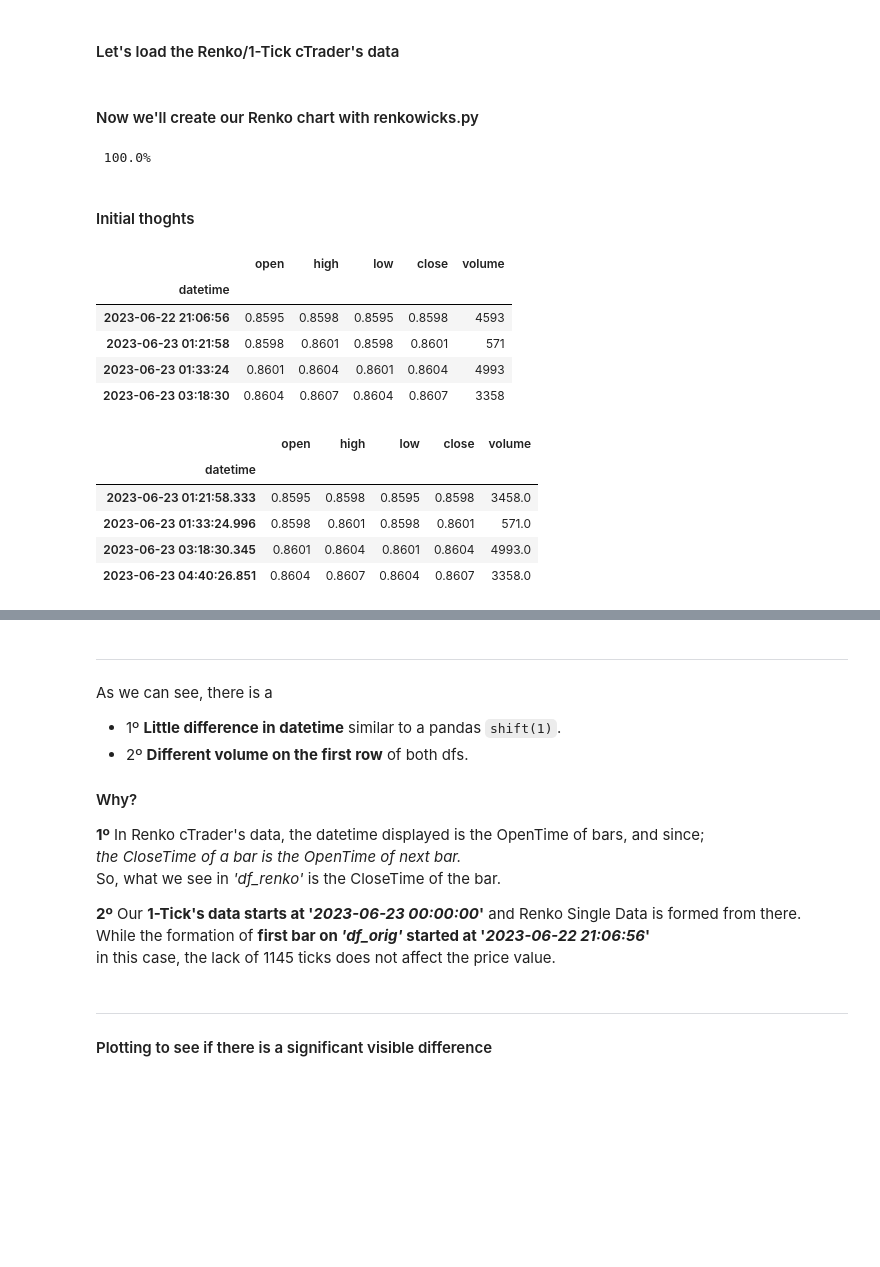
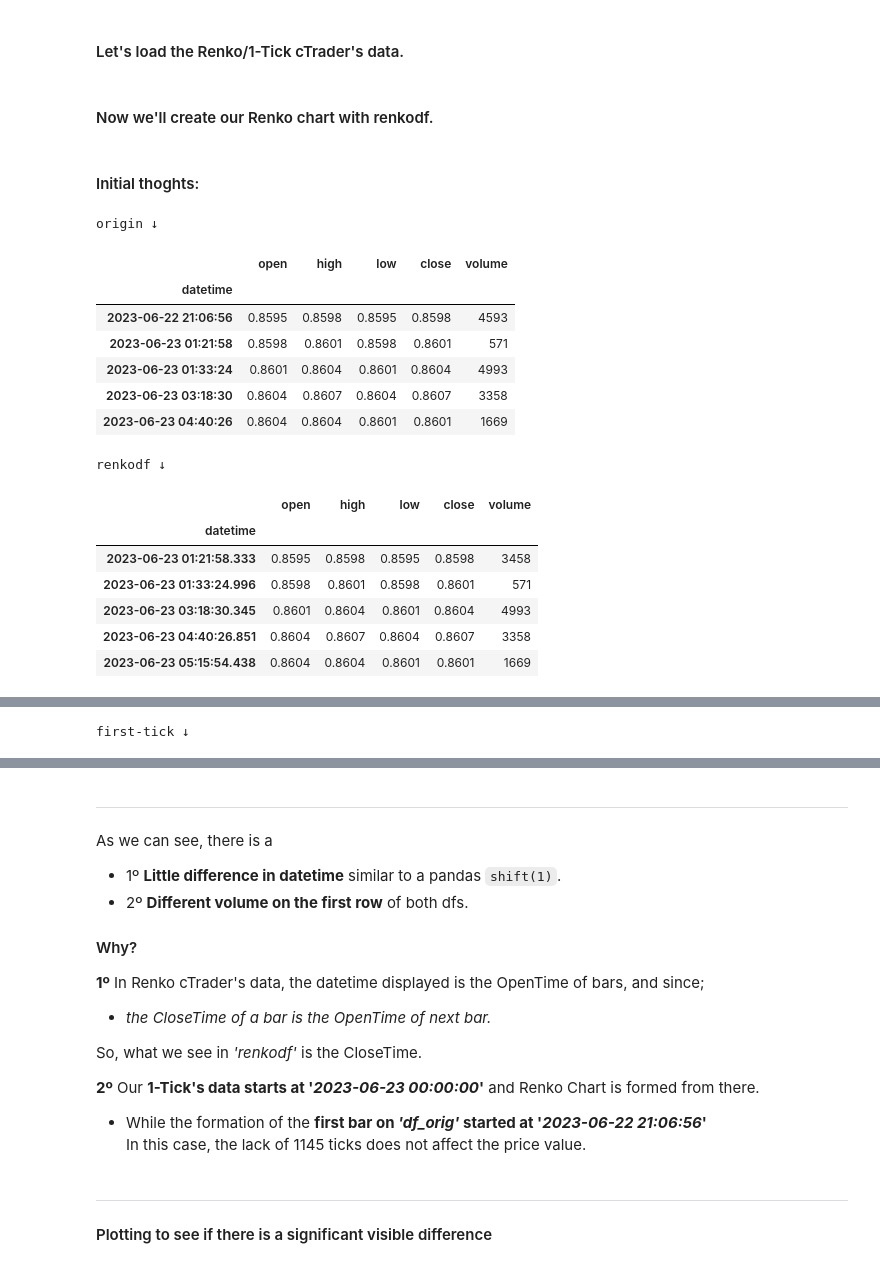
Before and after one commit to srlcarlg/renkodf, a Jupyter notebook: examples/comparison_ctrader.ipynb, the cells around one changed output, grey strips where cells are left out. Cells and saved outputs as stored; diff of their text form; code cells hidden in the pictures; blank space fills up the shorter version.

```diff
--- a/examples/comparison_ctrader.ipynb
+++ b/examples/comparison_ctrader.ipynb
@@ -31,34 +33,39 @@ import mplfinance as mpf
 
 from renkodf import Renko
 # %% [markdown]
-#### Let's load the Renko/1-Tick cTrader's data
+#### Let's load the Renko/1-Tick cTrader's data.
 # %%
-df_orig = pd.read_parquet('examples/data/EURGBP_Re3_cT.parquet')
-df_ticks = pd.read_parquet('examples/data/EURGBP_T1_cT.parquet')
+df_orig = pd.read_parquet('data/EURGBP_Re3_cT.parquet')
+df_ticks = pd.read_parquet('data/EURGBP_T1_cT.parquet')
 df_ticks.rename(columns={'bid': 'close'}, inplace=True)
 # %% [markdown]
-#### Now we'll create our Renko chart with renkowicks.py
+#### Now we'll create our Renko chart with renkodf.
 # %%
 r = Renko(df_ticks, brick_size=0.0003)
-df_renko = r.renko_df('normal')
+df_renko = r.renko_df('normal', False)
-# %% [output]
- 100.0%
 # %% [markdown]
-#### Initial thoghts
+#### Initial thoghts:
 # %%
-df_orig.head(4)
-df_renko.head(4)
+print("origin ↓")
+df_orig.head(5)
+print("renkodf ↓")
+df_renko.head(5)
+print("first-tick ↓")
 df_ticks.index[0]
 # %% [output]
+origin ↓
 |  | open | high | low | close | volume |
 | datetime |  |  |  |  |  |
 | 2023-06-22 21:06:56 | 0.8595 | 0.8598 | 0.8595 | 0.8598 | 4593 |
 | 2023-06-23 01:21:58 | 0.8598 | 0.8601 | 0.8598 | 0.8601 | 571 |
 | 2023-06-23 01:33:24 | 0.8601 | 0.8604 | 0.8601 | 0.8604 | 4993 |
 | 2023-06-23 03:18:30 | 0.8604 | 0.8607 | 0.8604 | 0.8607 | 3358 |
+| 2023-06-23 04:40:26 | 0.8604 | 0.8604 | 0.8601 | 0.8601 | 1669 |
+renkodf ↓
 |  | open | high | low | close | volume |
 | datetime |  |  |  |  |  |
-| 2023-06-23 01:21:58.333 | 0.8595 | 0.8598 | 0.8595 | 0.8598 | 3458.0 |
-| 2023-06-23 01:33:24.996 | 0.8598 | 0.8601 | 0.8598 | 0.8601 | 571.0 |
-| 2023-06-23 03:18:30.345 | 0.8601 | 0.8604 | 0.8601 | 0.8604 | 4993.0 |
-| 2023-06-23 04:40:26.851 | 0.8604 | 0.8607 | 0.8604 | 0.8607 | 3358.0 |
+| 2023-06-23 01:21:58.333 | 0.8595 | 0.8598 | 0.8595 | 0.8598 | 3458 |
+| 2023-06-23 01:33:24.996 | 0.8598 | 0.8601 | 0.8598 | 0.8601 | 571 |
+| 2023-06-23 03:18:30.345 | 0.8601 | 0.8604 | 0.8601 | 0.8604 | 4993 |
+| 2023-06-23 04:40:26.851 | 0.8604 | 0.8607 | 0.8604 | 0.8607 | 3358 |
+| 2023-06-23 05:15:54.438 | 0.8604 | 0.8604 | 0.8601 | 0.8601 | 1669 |
@@ -65,0 +72 @@ Timestamp('2023-06-23 00:00:00.335000')
+first-tick ↓
@@ -71,12 +79,14 @@ As we can see, there is a
 
 #### Why?
 **1º** In Renko cTrader's data, the datetime displayed is the OpenTime of bars, and since; <br>
-*the CloseTime of a bar is the OpenTime of next bar.* <br>
-So, what we see in *'df_renko'* is the CloseTime of the bar.
 
-**2º** Our **1-Tick's data starts at '*2023-06-23 00:00:00*'** and Renko Single Data is formed from there. <br>
-While the formation of **first bar on *'df_orig'* started at '*2023-06-22 21:06:56*'**<br>
-in this case, the lack of 1145 ticks does not affect the price value.
+ - *the CloseTime of a bar is the OpenTime of next bar.* <br>
+
+So, what we see in *'renkodf'* is the CloseTime.
+
+**2º** Our **1-Tick's data starts at '*2023-06-23 00:00:00*'** and Renko Chart is formed from there. <br>
+ - While the formation of the **first bar on *'df_orig'* started at '*2023-06-22 21:06:56*'**<br>
+In this case, the lack of 1145 ticks does not affect the price value.
 # %% [markdown]
 ---
 #### Plotting to see if there is a significant visible difference
```
Also changed, not shown: parts of 20 cells of this notebook, 17 other files.
